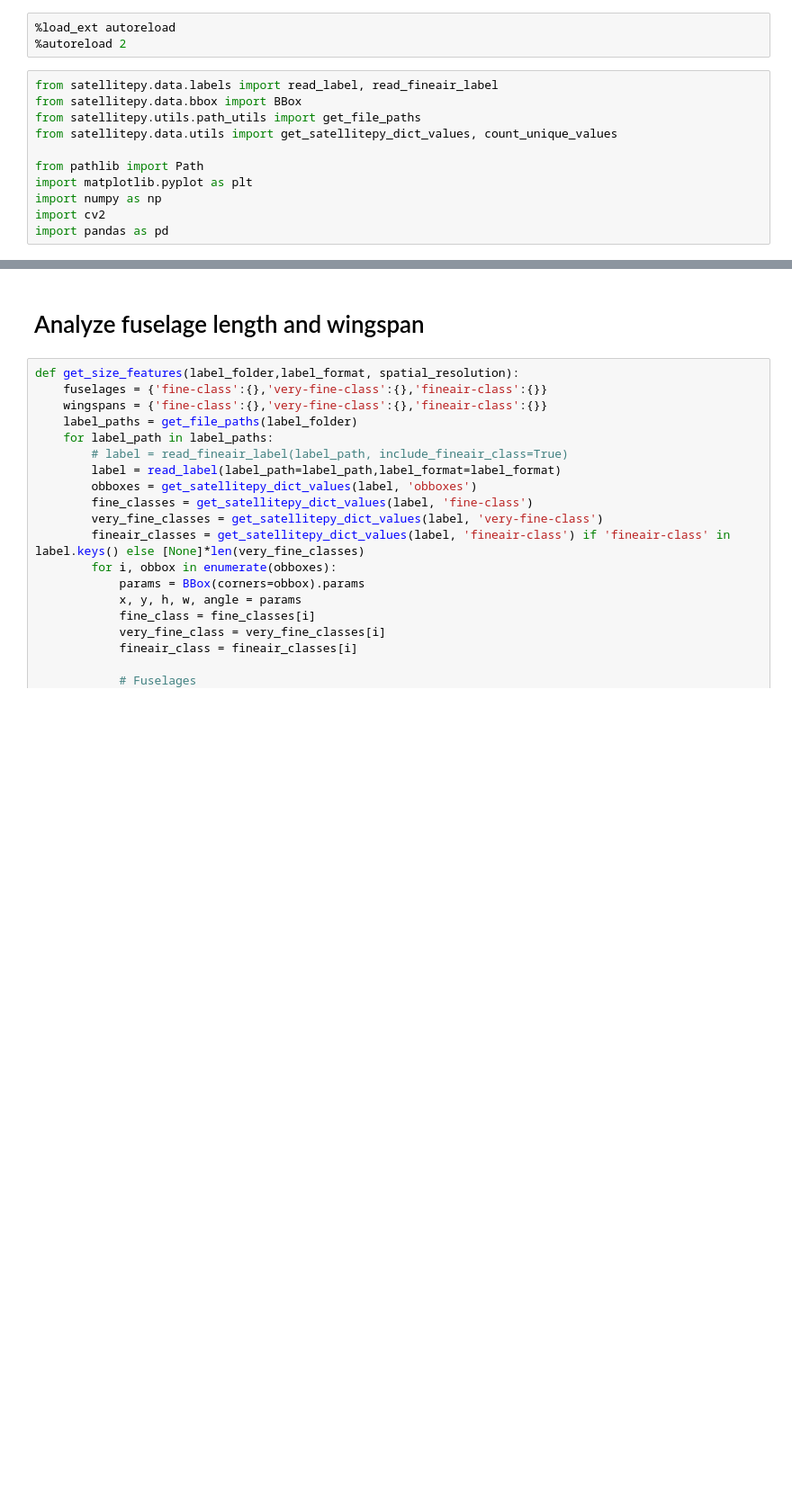
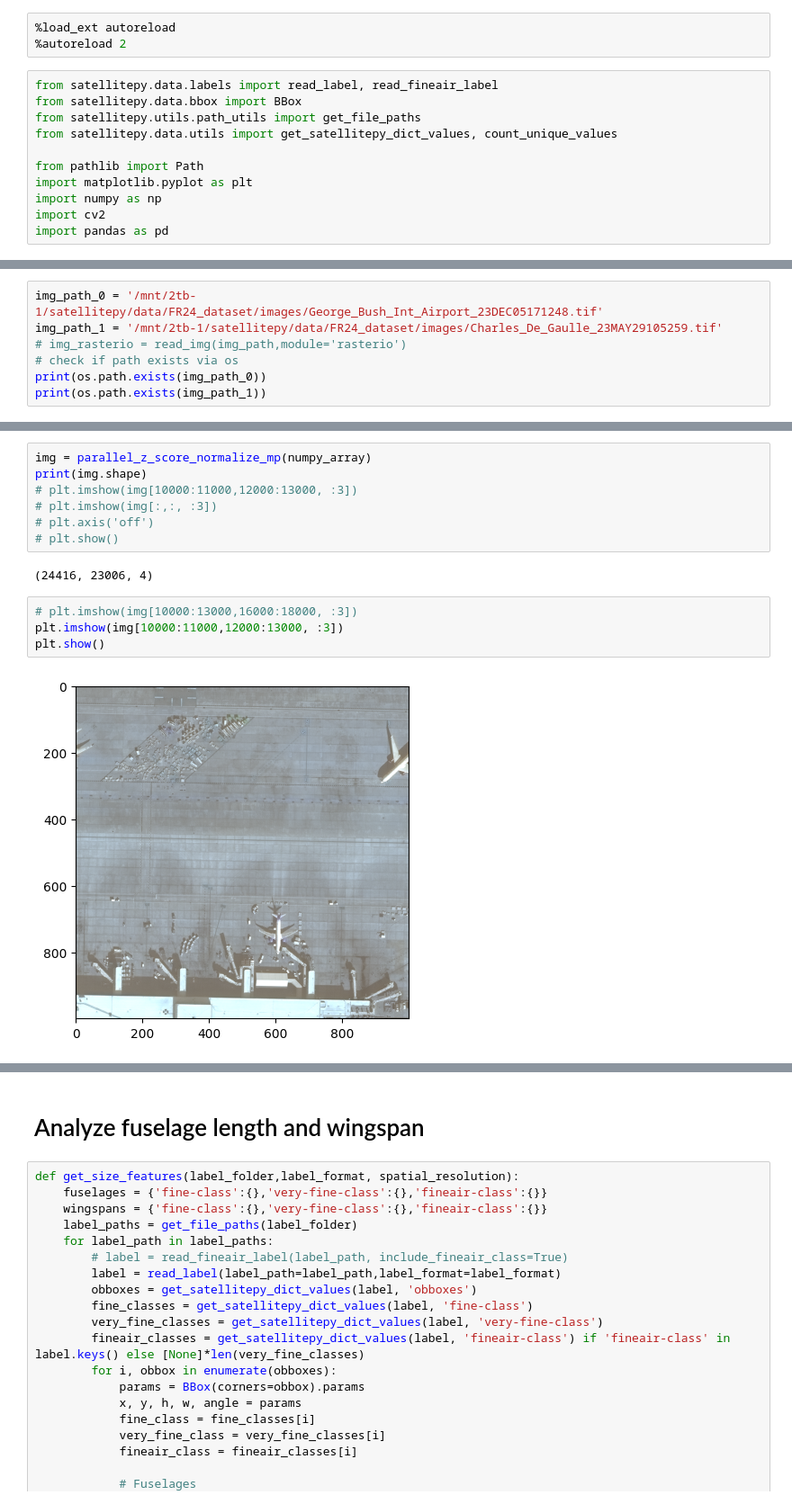
Before and after one commit to Iammuratc/satellitepy, a Jupyter notebook: notebooks/analyze_our_dataset.ipynb, the cells around one changed output, grey strips where cells are left out. Shown at 90% size. Drawn from its saved outputs; the diff is of its cells as text; blank space fills up the shorter version.

```diff
--- a/notebooks/analyze_our_dataset.ipynb
+++ b/notebooks/analyze_our_dataset.ipynb
@@ -14,0 +30,7 @@ import pandas as pd
+# %%
+img_path_0 = '/mnt/2tb-1/satellitepy/data/FR24_dataset/images/George_Bush_Int_Airport_23DEC05171248.tif'
+img_path_1 = '/mnt/2tb-1/satellitepy/data/FR24_dataset/images/Charles_De_Gaulle_23MAY29105259.tif'
+# img_rasterio = read_img(img_path,module='rasterio')
+# check if path exists via os
+print(os.path.exists(img_path_0))
+print(os.path.exists(img_path_1))
@@ -14,0 +179,15 @@ import pandas as pd
+# %%
+img = parallel_z_score_normalize_mp(numpy_array)
+print(img.shape)
+# plt.imshow(img[10000:11000,12000:13000, :3])
+# plt.imshow(img[:,:, :3])
+# plt.axis('off')
+# plt.show()
+# %% [output]
+(24416, 23006, 4)
+# %%
+# plt.imshow(img[10000:13000,16000:18000, :3])
+plt.imshow(img[10000:11000,12000:13000, :3])
+plt.show()
+# %% [output]
+[figure, added]
```
Also changed, not shown: parts of 8 cells of this notebook, 6 other files.
